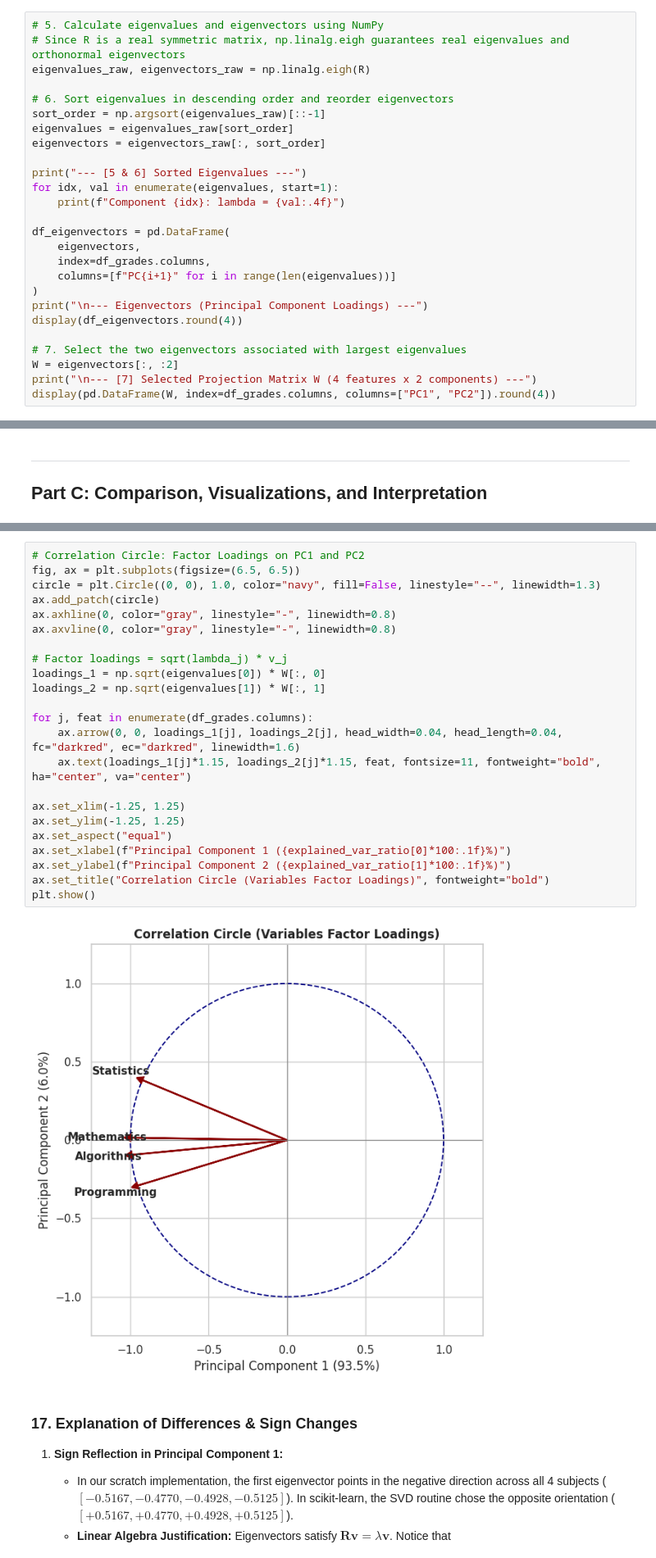
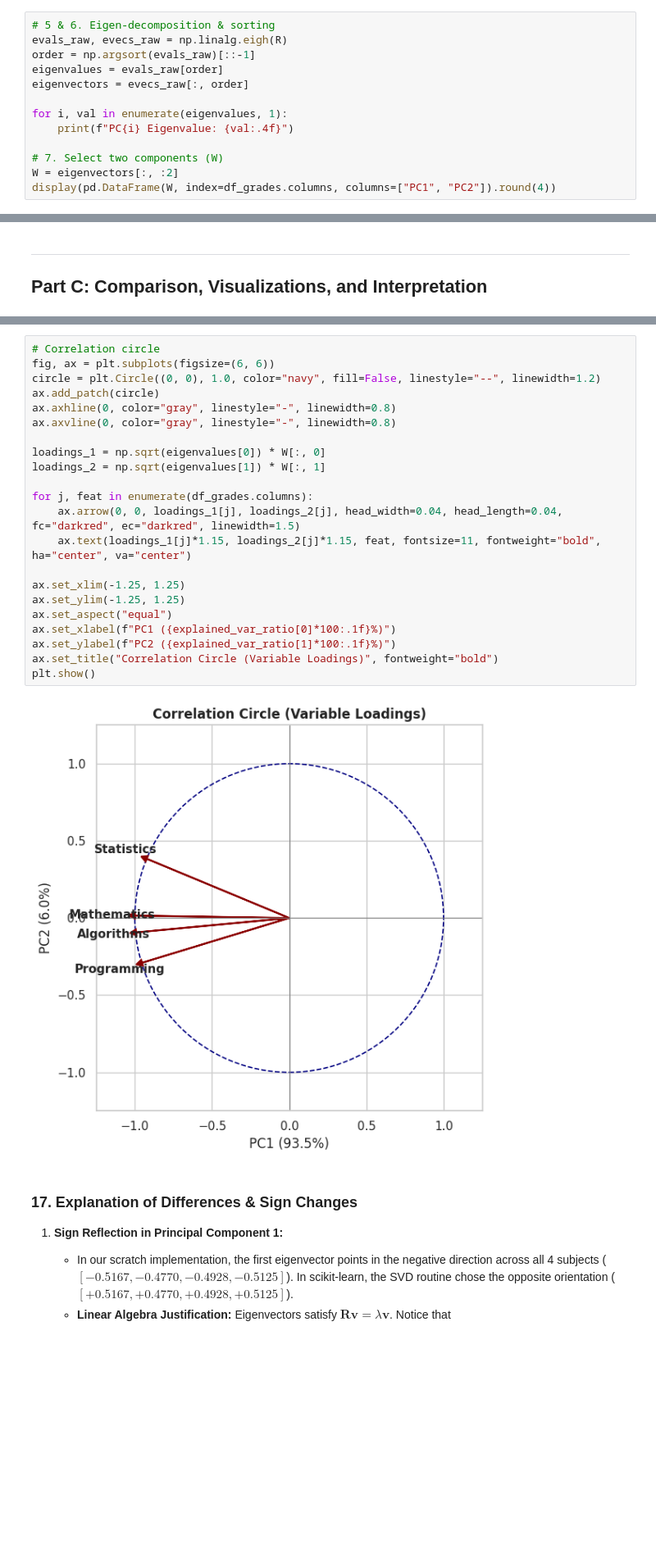
Before and after one commit to BENRAHMOUNEANES/machine-learning-tp2-anes-benrahmoune, a Jupyter notebook: TP2_Standardized_PCA.ipynb, the cells around one changed output, grey strips where cells are left out. Shown at 82% size. Drawn from its saved outputs; the diff is of its cells as text; blank space fills up the shorter version.

```diff
--- a/TP2_Standardized_PCA.ipynb
+++ b/TP2_Standardized_PCA.ipynb
@@ -115,29 +97,16 @@ display(df_R.round(4))
 | Programming | 0.9451 | 0.7717 | 1.0000 | 0.9635 |
 | Algorithms | 0.9911 | 0.8744 | 0.9635 | 1.0000 |
 # %%
-# 5. Calculate eigenvalues and eigenvectors using NumPy
-# Since R is a real symmetric matrix, np.linalg.eigh guarantees real eigenvalues and orthonormal eigenvectors
-eigenvalues_raw, eigenvectors_raw = np.linalg.eigh(R)
+# 5 & 6. Eigen-decomposition & sorting
+evals_raw, evecs_raw = np.linalg.eigh(R)
+order = np.argsort(evals_raw)[::-1]
+eigenvalues = evals_raw[order]
+eigenvectors = evecs_raw[:, order]
 
-# 6. Sort eigenvalues in descending order and reorder eigenvectors
-sort_order = np.argsort(eigenvalues_raw)[::-1]
-eigenvalues = eigenvalues_raw[sort_order]
-eigenvectors = eigenvectors_raw[:, sort_order]
+for i, val in enumerate(eigenvalues, 1):
+    print(f"PC{i} Eigenvalue: {val:.4f}")
 
-print("--- [5 & 6] Sorted Eigenvalues ---")
-for idx, val in enumerate(eigenvalues, start=1):
-    print(f"Component {idx}: lambda = {val:.4f}")
-
-df_eigenvectors = pd.DataFrame(
-    eigenvectors,
-    index=df_grades.columns,
-    columns=[f"PC{i+1}" for i in range(len(eigenvalues))]
-)
-print("\n--- Eigenvectors (Principal Component Loadings) ---")
-display(df_eigenvectors.round(4))
-
-# 7. Select the two eigenvectors associated with largest eigenvalues
+# 7. Select two components (W)
 W = eigenvectors[:, :2]
-print("\n--- [7] Selected Projection Matrix W (4 features x 2 components) ---")
 display(pd.DataFrame(W, index=df_grades.columns, columns=["PC1", "PC2"]).round(4))
 # %% [output]
@@ -316,28 +243,27 @@ plt.show()
 # %%
-# Correlation Circle: Factor Loadings on PC1 and PC2
-fig, ax = plt.subplots(figsize=(6.5, 6.5))
-circle = plt.Circle((0, 0), 1.0, color="navy", fill=False, linestyle="--", linewidth=1.3)
+# Correlation circle
+fig, ax = plt.subplots(figsize=(6, 6))
+circle = plt.Circle((0, 0), 1.0, color="navy", fill=False, linestyle="--", linewidth=1.2)
 ax.add_patch(circle)
 ax.axhline(0, color="gray", linestyle="-", linewidth=0.8)
 ax.axvline(0, color="gray", linestyle="-", linewidth=0.8)
 
-# Factor loadings = sqrt(lambda_j) * v_j
 loadings_1 = np.sqrt(eigenvalues[0]) * W[:, 0]
 loadings_2 = np.sqrt(eigenvalues[1]) * W[:, 1]
 
 for j, feat in enumerate(df_grades.columns):
-    ax.arrow(0, 0, loadings_1[j], loadings_2[j], head_width=0.04, head_length=0.04, fc="darkred", ec="darkred", linewidth=1.6)
+    ax.arrow(0, 0, loadings_1[j], loadings_2[j], head_width=0.04, head_length=0.04, fc="darkred", ec="darkred", linewidth=1.5)
     ax.text(loadings_1[j]*1.15, loadings_2[j]*1.15, feat, fontsize=11, fontweight="bold", ha="center", va="center")
 
 ax.set_xlim(-1.25, 1.25)
 ax.set_ylim(-1.25, 1.25)
 ax.set_aspect("equal")
-ax.set_xlabel(f"Principal Component 1 ({explained_var_ratio[0]*100:.1f}%)")
-ax.set_ylabel(f"Principal Component 2 ({explained_var_ratio[1]*100:.1f}%)")
-ax.set_title("Correlation Circle (Variables Factor Loadings)", fontweight="bold")
+ax.set_xlabel(f"PC1 ({explained_var_ratio[0]*100:.1f}%)")
+ax.set_ylabel(f"PC2 ({explained_var_ratio[1]*100:.1f}%)")
+ax.set_title("Correlation Circle (Variable Loadings)", fontweight="bold")
 plt.show()
 # %% [output]
-[figure, old version]
+[figure, new version]
 # %% [markdown]
 ### 17. Explanation of Differences & Sign Changes
 
```
Also changed, not shown: parts of 9 cells of this notebook, 1 other file.
